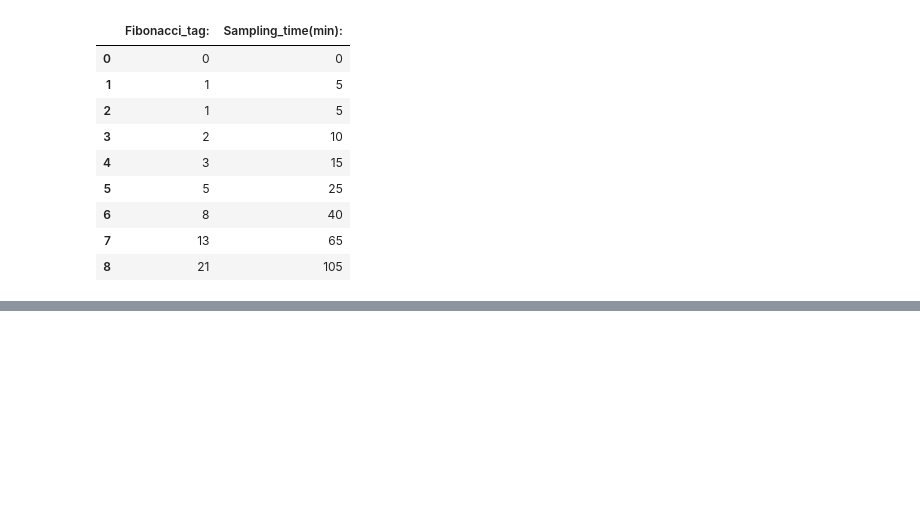
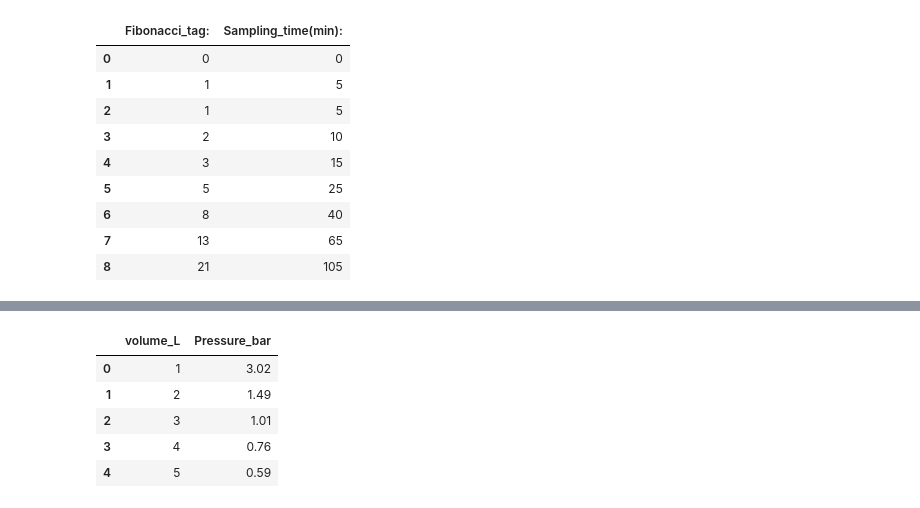
Before and after one commit to rayray077/CP_Practical, a Jupyter notebook: RollNo_20251001001_SetB.ipynb, the cells around one changed output, grey strips where cells are left out. Cells and saved outputs as stored; diff of their text form; code cells hidden in the pictures; blank space fills up the shorter version.

```diff
--- a/RollNo_20251001001_SetB.ipynb
+++ b/RollNo_20251001001_SetB.ipynb
@@ -465,0 +518,10 @@ The Fibonacci series up to 9 terms is: 34
+# %%
+carbon=pd.DataFrame({'volume_L':[1,2,3,4,5],'Pressure_bar':[3.02,1.49,1.01,0.76,0.59]})
+carbon
+# %% [output]
+|  | volume_L | Pressure_bar |
+| 0 | 1 | 3.02 |
+| 1 | 2 | 1.49 |
+| 2 | 3 | 1.01 |
+| 3 | 4 | 0.76 |
+| 4 | 5 | 0.59 |
```
Also changed, not shown: parts of 7 cells of this notebook, 2 other files.
